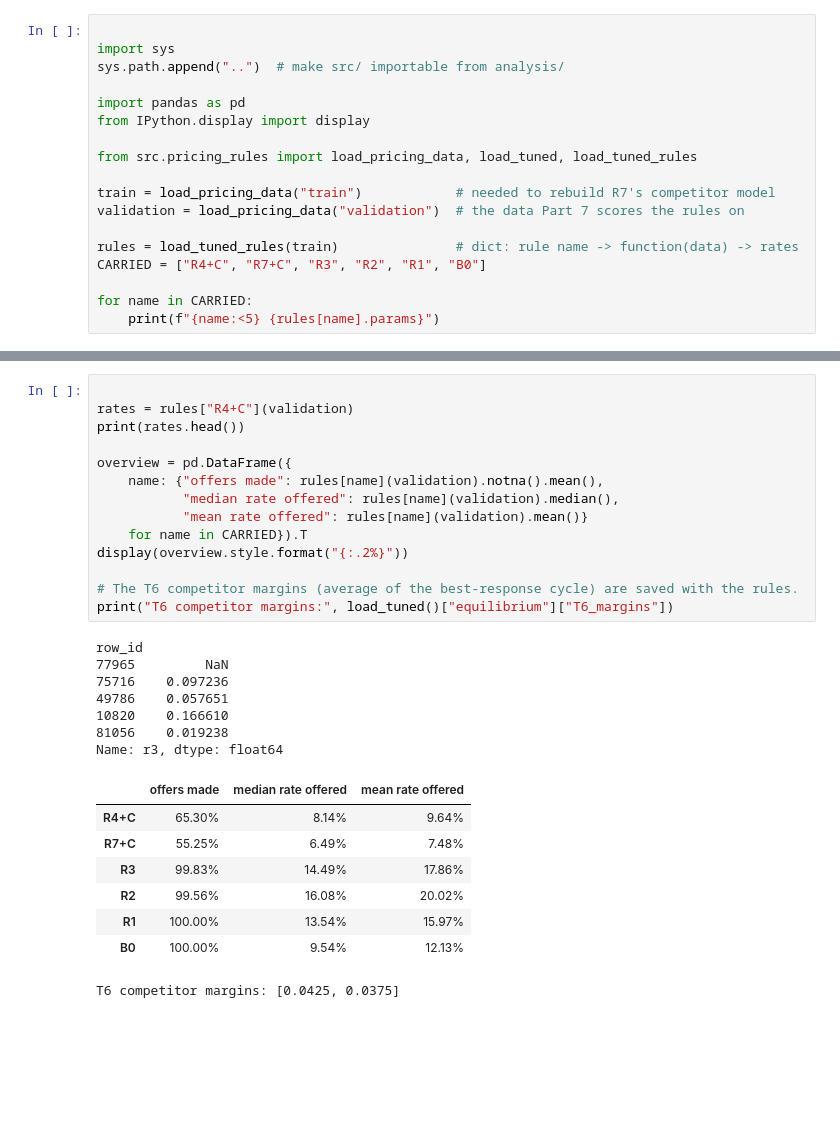
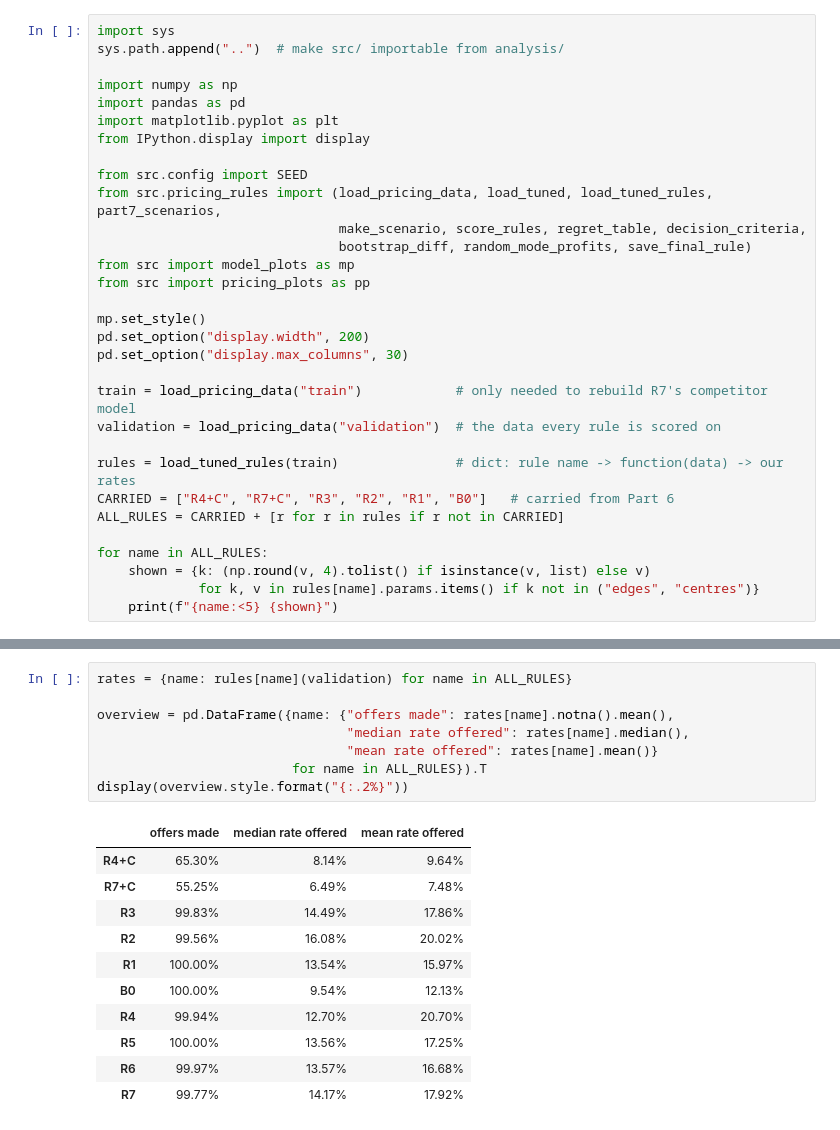
Before and after one commit to chKenza/Lending-Game, a Jupyter notebook: analysis/competitor_scenarios.ipynb, the cells around one changed output, grey strips where cells are left out. Cells and saved outputs as stored; diff of their text form; blank space fills up the shorter version.

Commit message:
competition scenarios and final rule

```diff
--- a/analysis/competitor_scenarios.ipynb
+++ b/analysis/competitor_scenarios.ipynb
@@ -18,19 +24,32 @@ cutoff) are loaded too.
 # %%
-
 import sys
 sys.path.append("..")  # make src/ importable from analysis/
 
+import numpy as np
 import pandas as pd
+import matplotlib.pyplot as plt
 from IPython.display import display
 
-from src.pricing_rules import load_pricing_data, load_tuned, load_tuned_rules
+from src.config import SEED
+from src.pricing_rules import (load_pricing_data, load_tuned, load_tuned_rules, part7_scenarios,
+                               make_scenario, score_rules, regret_table, decision_criteria,
+                               bootstrap_diff, random_mode_profits, save_final_rule)
+from src import model_plots as mp
+from src import pricing_plots as pp
 
-train = load_pricing_data("train")            # needed to rebuild R7's competitor model
-validation = load_pricing_data("validation")  # the data Part 7 scores the rules on
+mp.set_style()
+pd.set_option("display.width", 200)
+pd.set_option("display.max_columns", 30)
 
-rules = load_tuned_rules(train)               # dict: rule name -> function(data) -> rates
-CARRIED = ["R4+C", "R7+C", "R3", "R2", "R1", "B0"]
+train = load_pricing_data("train")            # only needed to rebuild R7's competitor model
+validation = load_pricing_data("validation")  # the data every rule is scored on
 
-for name in CARRIED:
-    print(f"{name:<5} {rules[name].params}")
+rules = load_tuned_rules(train)               # dict: rule name -> function(data) -> our rates
+CARRIED = ["R4+C", "R7+C", "R3", "R2", "R1", "B0"]   # carried from Part 6
+ALL_RULES = CARRIED + [r for r in rules if r not in CARRIED]
+
+for name in ALL_RULES:
+    shown = {k: (np.round(v, 4).tolist() if isinstance(v, list) else v)
+             for k, v in rules[name].params.items() if k not in ("edges", "centres")}
+    print(f"{name:<5} {shown}")
 # %% [output]
@@ -49,30 +72,20 @@ competitors' rates from `make_scenario`.
 # %%
+rates = {name: rules[name](validation) for name in ALL_RULES}
 
-rates = rules["R4+C"](validation)
-print(rates.head())
-
-overview = pd.DataFrame({
-    name: {"offers made": rules[name](validation).notna().mean(),
-           "median rate offered": rules[name](validation).median(),
-           "mean rate offered": rules[name](validation).mean()}
-    for name in CARRIED}).T
+overview = pd.DataFrame({name: {"offers made": rates[name].notna().mean(),
+                                "median rate offered": rates[name].median(),
+                                "mean rate offered": rates[name].mean()}
+                         for name in ALL_RULES}).T
 display(overview.style.format("{:.2%}"))
-
-# The T6 competitor margins (average of the best-response cycle) are saved with the rules.
-print("T6 competitor margins:", load_tuned()["equilibrium"]["T6_margins"])
 # %% [output]
-row_id
-77965         NaN
-75716    0.097236
-49786    0.057651
-10820    0.166610
-81056    0.019238
-Name: r3, dtype: float64
 |  | offers made | median rate offered | mean rate offered |
 | R4+C | 65.30% | 8.14% | 9.64% |
 | R7+C | 55.25% | 6.49% | 7.48% |
 | R3 | 99.83% | 14.49% | 17.86% |
 | R2 | 99.56% | 16.08% | 20.02% |
 | R1 | 100.00% | 13.54% | 15.97% |
 | B0 | 100.00% | 9.54% | 12.13% |
+| R4 | 99.94% | 12.70% | 20.70% |
+| R5 | 100.00% | 13.56% | 17.25% |
+| R6 | 99.97% | 13.57% | 16.68% |
+| R7 | 99.77% | 14.17% | 17.92% |
-T6 competitor margins: [0.0425, 0.0375]
```
Also changed, not shown: parts of 28 cells of this notebook, 4 other files.
